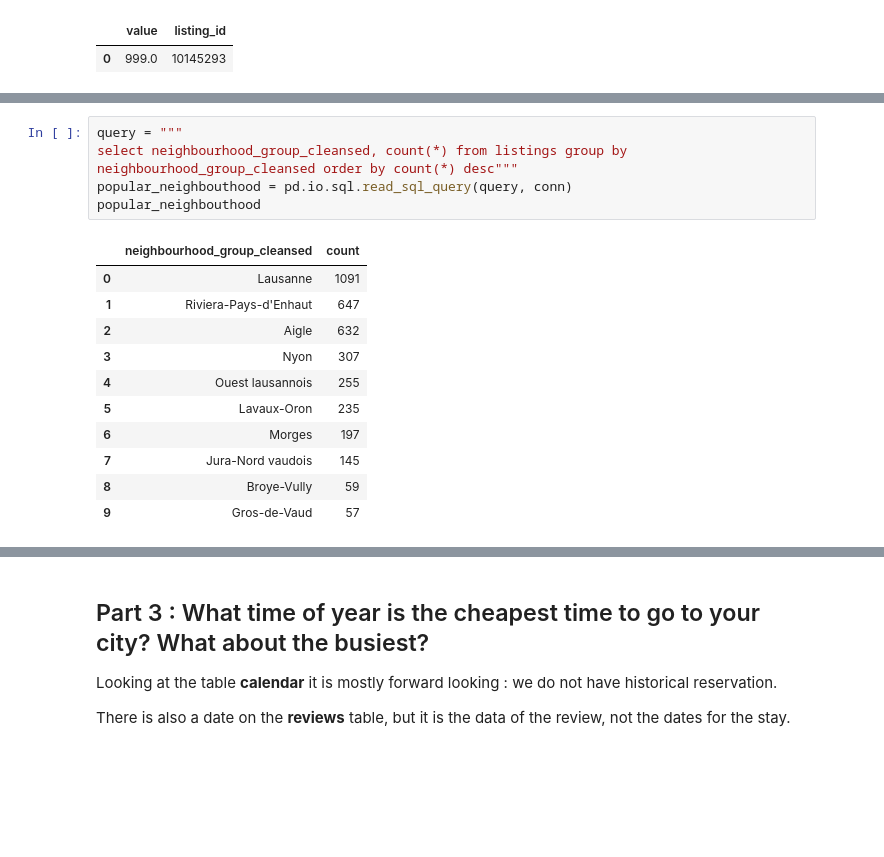
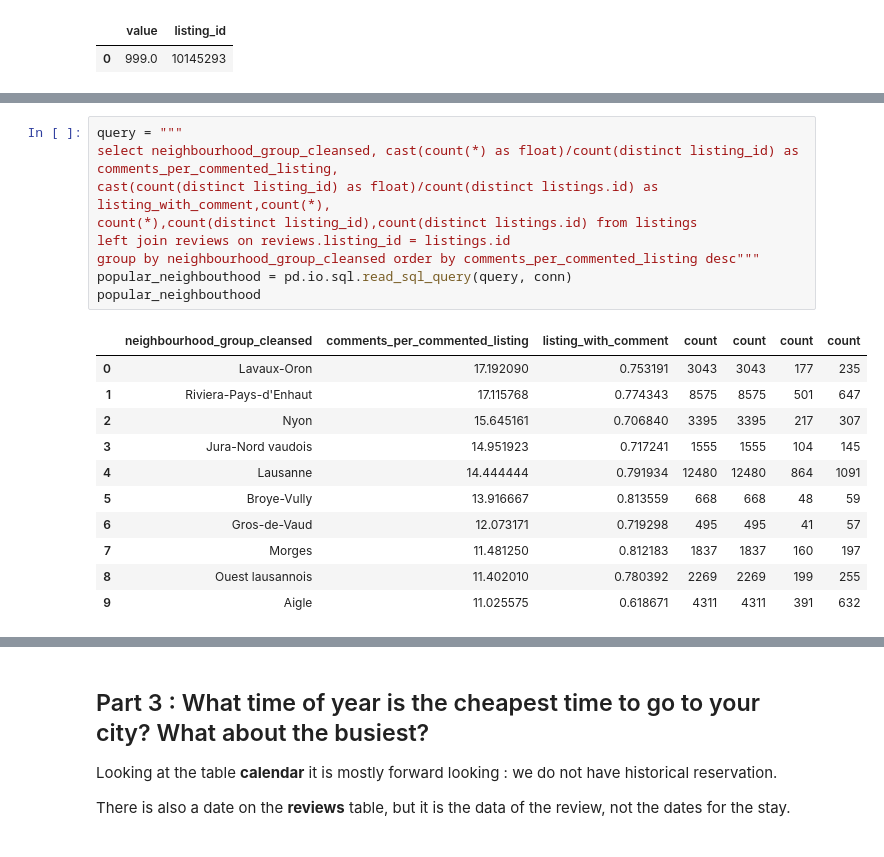
Before and after one commit to percevalve/test, a Jupyter notebook: Airbnb.ipynb, the cells around one changed output, grey strips where cells are left out. Saved outputs shown, nothing was run; the diff lists cells and outputs as text; blank space fills up the shorter version.

```diff
--- a/Airbnb.ipynb
+++ b/Airbnb.ipynb
@@ -194,17 +202,21 @@ It depends on how we would want to define popularity, just looking at the number
 # %%
 query = """
-select neighbourhood_group_cleansed, count(*) from listings group by neighbourhood_group_cleansed order by count(*) desc"""
+select neighbourhood_group_cleansed, cast(count(*) as float)/count(distinct listing_id) as comments_per_commented_listing,
+cast(count(distinct listing_id) as float)/count(distinct listings.id) as listing_with_comment,count(*),
+count(*),count(distinct listing_id),count(distinct listings.id) from listings
+left join reviews on reviews.listing_id = listings.id
+group by neighbourhood_group_cleansed order by comments_per_commented_listing desc"""
 popular_neighbouthood = pd.io.sql.read_sql_query(query, conn)
 popular_neighbouthood
 # %% [output]
-|  | neighbourhood_group_cleansed | count |
-| 0 | Lausanne | 1091 |
-| 1 | Riviera-Pays-d'Enhaut | 647 |
-| 2 | Aigle | 632 |
-| 3 | Nyon | 307 |
-| 4 | Ouest lausannois | 255 |
-| 5 | Lavaux-Oron | 235 |
-| 6 | Morges | 197 |
-| 7 | Jura-Nord vaudois | 145 |
-| 8 | Broye-Vully | 59 |
-| 9 | Gros-de-Vaud | 57 |
+|  | neighbourhood_group_cleansed | comments_per_commented_listing | listing_with_comment | count | count | count | count |
+| 0 | Lavaux-Oron | 17.192090 | 0.753191 | 3043 | 3043 | 177 | 235 |
+| 1 | Riviera-Pays-d'Enhaut | 17.115768 | 0.774343 | 8575 | 8575 | 501 | 647 |
+| 2 | Nyon | 15.645161 | 0.706840 | 3395 | 3395 | 217 | 307 |
+| 3 | Jura-Nord vaudois | 14.951923 | 0.717241 | 1555 | 1555 | 104 | 145 |
+| 4 | Lausanne | 14.444444 | 0.791934 | 12480 | 12480 | 864 | 1091 |
+| 5 | Broye-Vully | 13.916667 | 0.813559 | 668 | 668 | 48 | 59 |
+| 6 | Gros-de-Vaud | 12.073171 | 0.719298 | 495 | 495 | 41 | 57 |
+| 7 | Morges | 11.481250 | 0.812183 | 1837 | 1837 | 160 | 197 |
+| 8 | Ouest lausannois | 11.402010 | 0.780392 | 2269 | 2269 | 199 | 255 |
+| 9 | Aigle | 11.025575 | 0.618671 | 4311 | 4311 | 391 | 632 |
```
Also changed, not shown: parts of 5 cells of this notebook.
